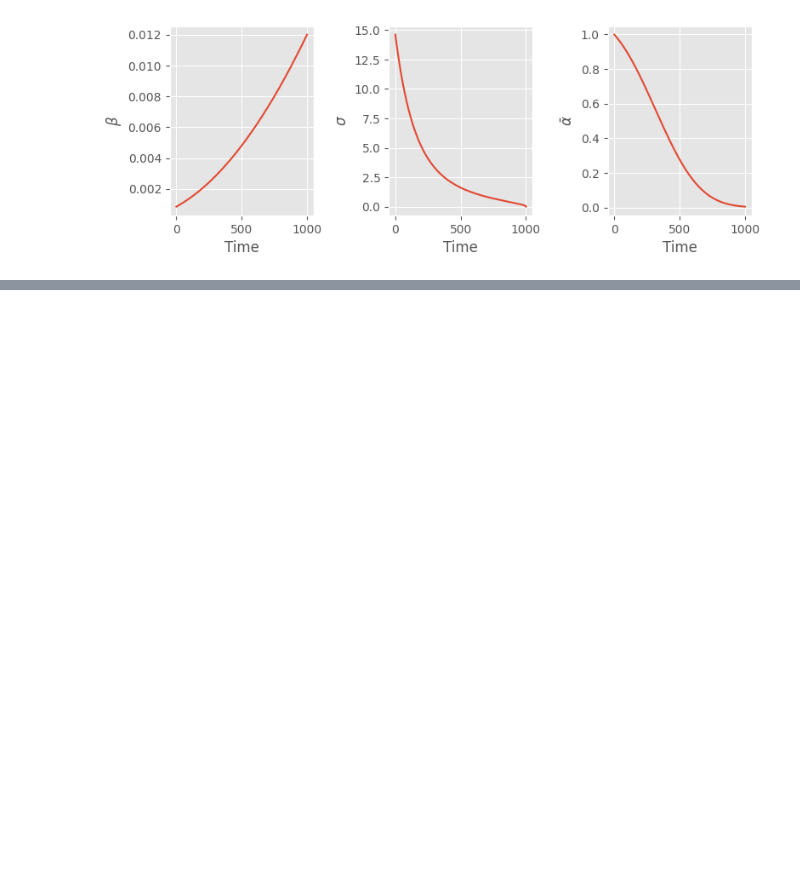
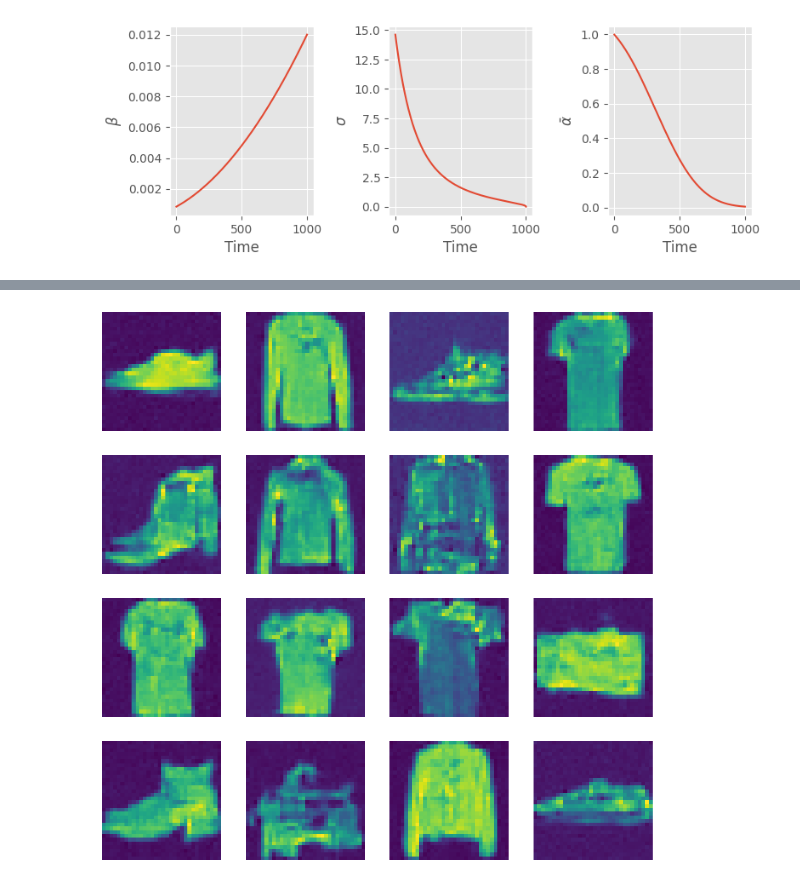
Before and after one commit to jeremyadamsfisher/SlowAI, a Jupyter notebook: nbs/13_ddpm.ipynb, the cells around one changed output, grey strips where cells are left out. Saved outputs shown, nothing was run; the diff lists cells and outputs as text; code cells hidden in the pictures; blank space fills up the shorter version.

```diff
--- a/nbs/13_ddpm.ipynb
+++ b/nbs/13_ddpm.ipynb
@@ -207,0 +343,5 @@ RuntimeError: Sizes of tensors must match except in dimension 1. Expected size 8
+# %%
+imgs = ddpm.sample(unet)
+show_images(imgs)
+# %% [output]
+[figure, added]
```
Also changed, not shown: parts of 38 cells of this notebook, 11 other files.
